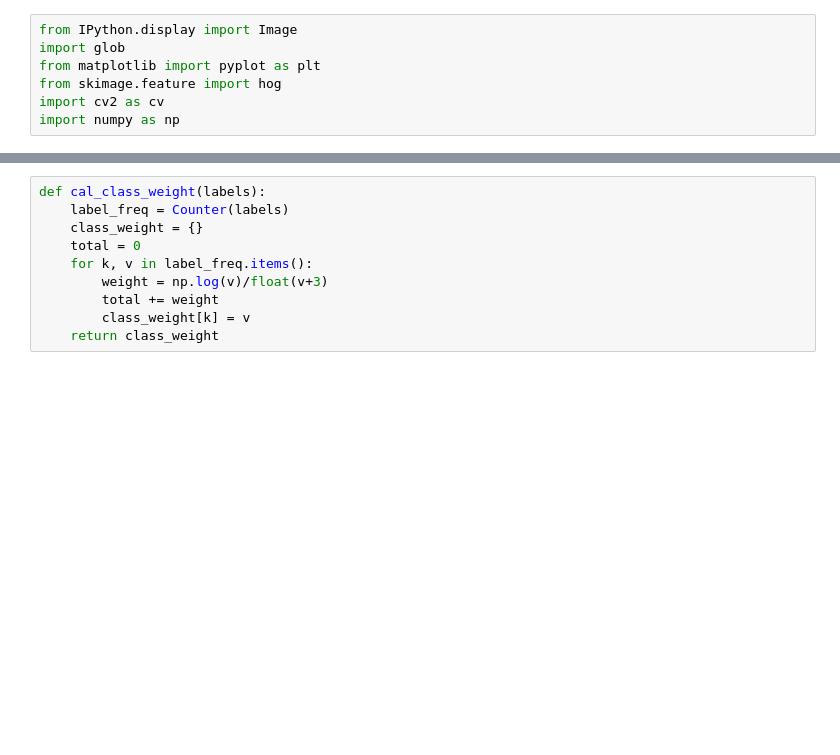
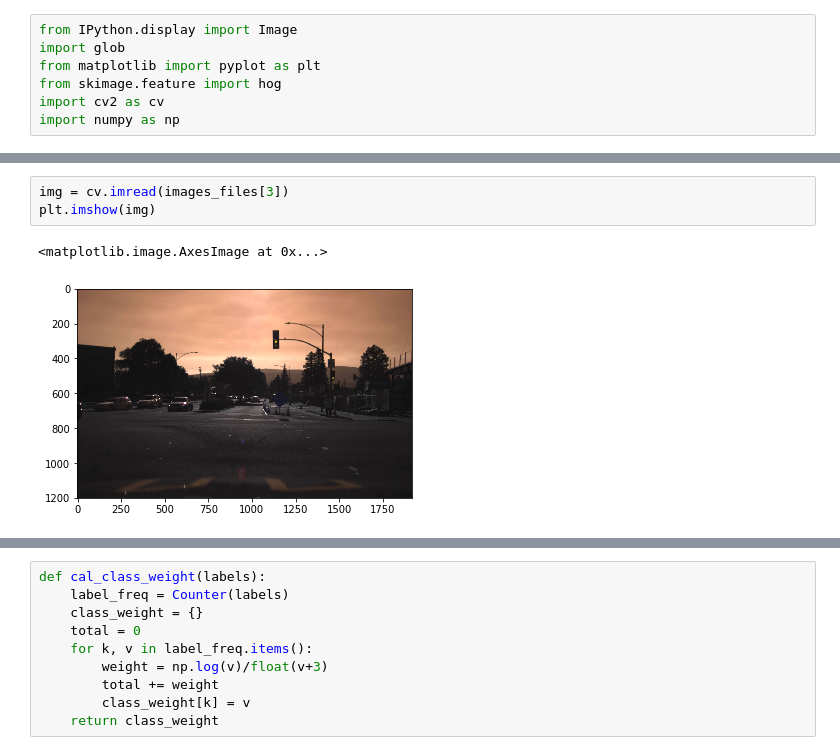
Before and after one commit to joannecylam/vehicle_dection, a Jupyter notebook: road edge detection.ipynb, the cells around one changed output, grey strips where cells are left out. Drawn from its saved outputs; the diff is of its cells as text; blank space fills up the shorter version.

```diff
--- a/road edge detection.ipynb
+++ b/road edge detection.ipynb
@@ -108,0 +56,6 @@ from sklearn.svm import SVC
+# %%
+img = cv.imread(images_files[3])
+plt.imshow(img)
+# %% [output]
+<matplotlib.image.AxesImage at 0x...>
+[figure, added]
```
Also changed, not shown: parts of 50 cells of this notebook.
